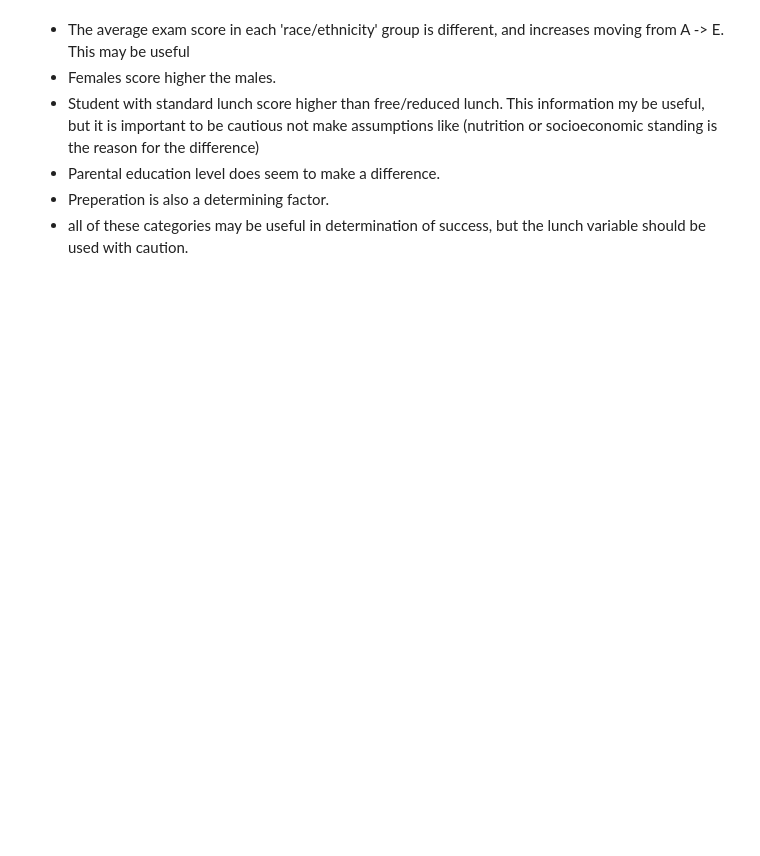
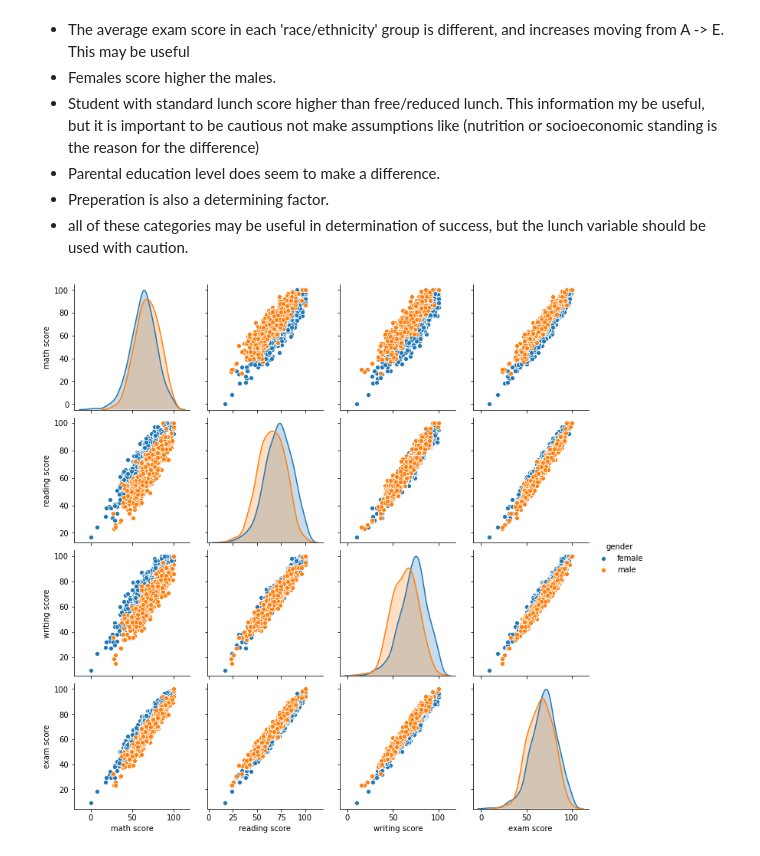
Before and after one commit to Ninjaneer1/theWorks, a Jupyter notebook: Feature_Eng_I.ipynb, the cells around one changed output. Cells and saved outputs as stored; diff of their text form; code cells hidden in the pictures; blank space fills up the shorter version.

```diff
--- a/Feature_Eng_I.ipynb
+++ b/Feature_Eng_I.ipynb
@@ -238,3 +238,8 @@ plt.show()
 * Parental education level does seem to make a difference.
 * Preperation is also a determining factor.
 * all of these categories may be useful in determination of success, but the lunch variable should be used with caution.
+# %%
+sns.pairplot(data=df, hue="gender")
+plt.show()
+# %% [output]
+[figure, added]
```
Also changed, not shown: parts of 6 cells of this notebook.
